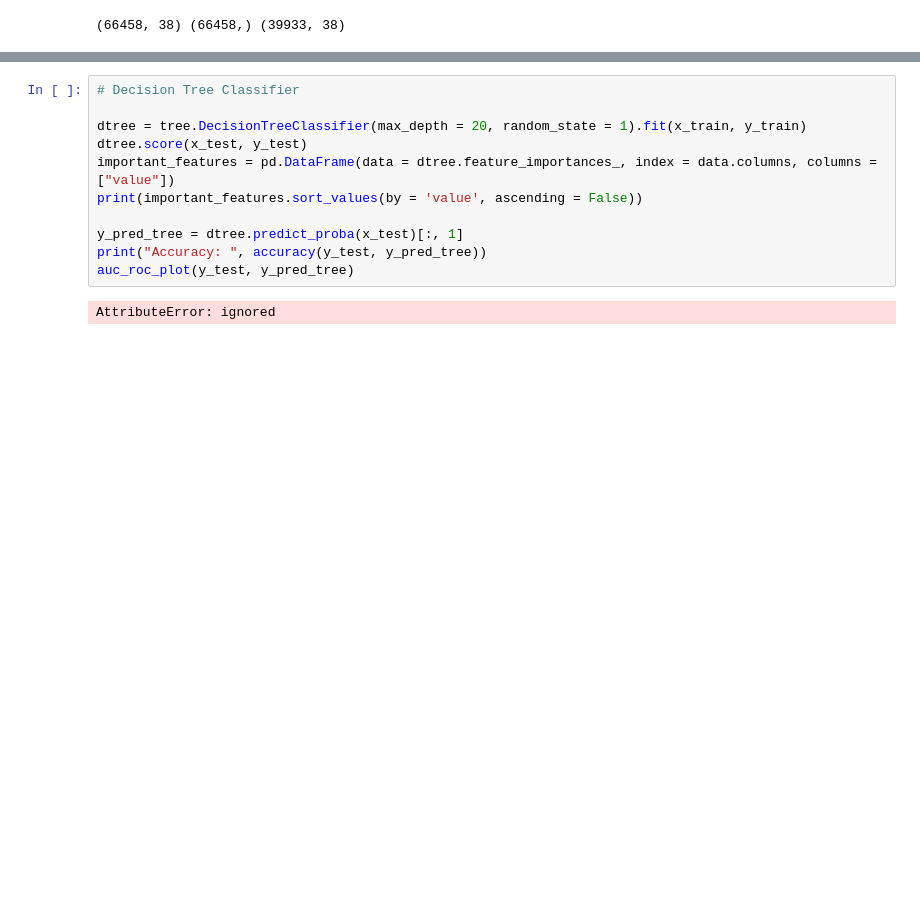
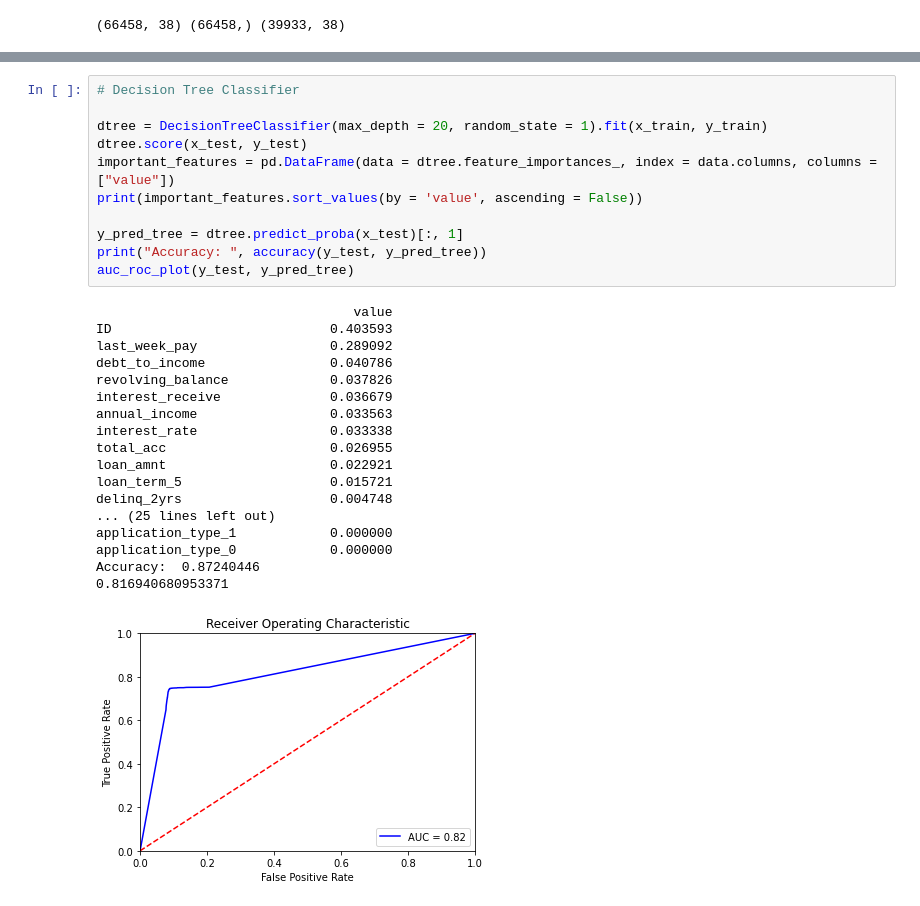
Before and after one commit to AbhayMudgal/PD_prediction, a Jupyter notebook: Default_Prediction.ipynb, the cells around one changed output, grey strips where cells are left out. Saved outputs shown, nothing was run; the diff lists cells and outputs as text; blank space fills up the shorter version.

```diff
--- a/Default_Prediction.ipynb
+++ b/Default_Prediction.ipynb
@@ -760,16 +763,33 @@ Accuracy:  0.7543184
 # %%
 # Decision Tree Classifier
 
-dtree = tree.DecisionTreeClassifier(max_depth = 20, random_state = 1).fit(x_train, y_train)
+dtree = DecisionTreeClassifier(max_depth = 20, random_state = 1).fit(x_train, y_train)
 dtree.score(x_test, y_test)
 important_features = pd.DataFrame(data = dtree.feature_importances_, index = data.columns, columns = ["value"])
 print(important_features.sort_values(by = 'value', ascending = False))
 
 y_pred_tree = dtree.predict_proba(x_test)[:, 1]
 print("Accuracy: ", accuracy(y_test, y_pred_tree))
 auc_roc_plot(y_test, y_pred_tree)
 # %% [output]
-AttributeError: ignored
+                                 value
+ID                            0.403593
+last_week_pay                 0.289092
+debt_to_income                0.040786
+revolving_balance             0.037826
+interest_receive              0.036679
+annual_income                 0.033563
+interest_rate                 0.033338
+total_acc                     0.026955
+loan_amnt                     0.022921
+loan_term_5                   0.015721
+delinq_2yrs                   0.004748
+... (25 lines left out)
+application_type_1            0.000000
+application_type_0            0.000000
+Accuracy:  0.87240446
+0.816940680953371
+[figure, added]
 # %%
 # Random Forest
 rf = RandomForestClassifier(random_state=1, class_weight = None).fit(x_train, y_train)
```
Also changed, not shown: parts of 12 cells of this notebook.
